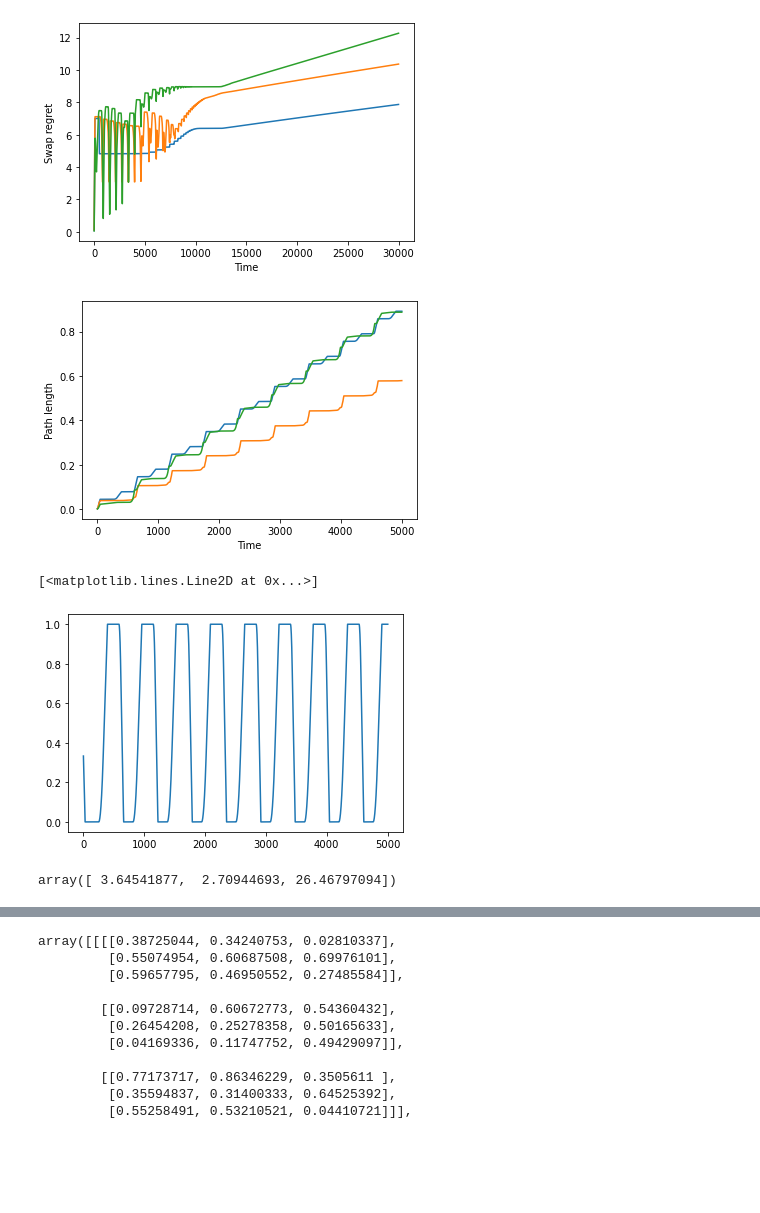
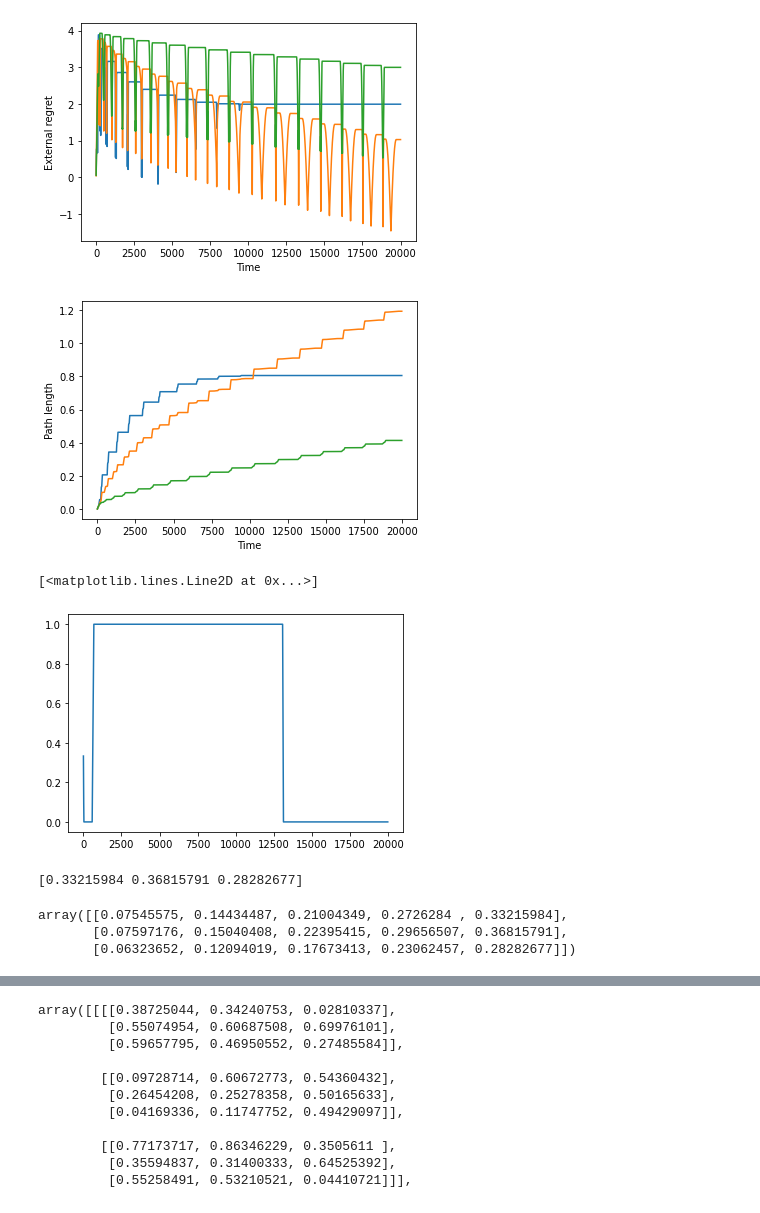
Before and after one commit to EtaoinWu/gamesim, a Jupyter notebook: experiment.ipynb, the cells around one changed output, grey strips where cells are left out. Drawn from its saved outputs; the diff is of its cells as text; code cells hidden in the pictures; blank space fills up the shorter version.

Commit message:
add: OFTRL w/ l2 regularizer

```diff
--- a/experiment.ipynb
+++ b/experiment.ipynb
@@ -8,15 +9,16 @@ from rules import *
 from sim import *
 # %%
 n = 3
-m = 3
+m = 5
 # mg = MultilinearGame(np.array([[[3,0],[5,1]],[[3,5],[0,1]]]))
-# mg = MultilinearGame(np.random.rand(*((n,) + (m,) * n)))
-# learner = ExtraGradient(lr=lambda t: t**(-0.5), proj=proj_sim)
+mg = MultilinearGame(np.random.rand(*((n,) + (m,) * n)))
 # learner = OptimisticGradient(lr=0.1, proj=proj_sim)
-learner = BlumMansour(OptimisticGradient(lr=0.1, proj=proj_sim))
+# learner = BlumMansour(OptimisticGradient(lr=0.1, proj=proj_sim))
 # learner = OFTRL(lr=0.1, proj=proj_sim, barrier=log_barrier, optimism=1)
+# learner = OFTRL(lr=0.1, proj=proj_sim, barrier=l2_regularizer, optimism=1)
 # learner = BlumMansour(OFTRL(lr=0.05, proj=proj_sim, barrier=log_barrier))
+learner = OFTRL_l2(lr=0.1,proj=proj_sim)
 # sim = GameSim(mg, learner, [None, "swap"])
-sim = GameSim(mg, learner, [None, "swap"])
+sim = GameSim(mg, learner, [None])
 # %%
 %%time
@@ -27,16 +29,16 @@ Wall time: 9.48 s
 # %%
 mode: Literal["swap"] | None
-mode = "swap"
+mode = None
 
 # regrets = np.maximum(sim.regret_recorders[mode](), 0)
 regrets = sim.regret_recorders[mode]()
 plt.plot([(i + 1) for i in range(regrets.shape[1])], regrets.transpose())
 # plt.xscale("log")
 plt.xlabel("Time")
 plt.ylabel("Swap regret" if mode == "swap" else "External regret")
 None
 # %% [output]
-[figure, old version]
+[figure, new version]
 # %%
 path_length = sim.path_length(order=1,power=2)
 plt.plot([(i + 1) for i in range(path_length.shape[0])], path_length)
@@ -45,14 +47,19 @@ plt.xlabel("Time")
 plt.ylabel("Path length")
 None
 # %% [output]
-[figure, old version]
+[figure, new version]
 # %%
 tmp = np.array([a[0] for a, _, _ in sim.trajectory])
 plt.plot(tmp[:,1])
 # %% [output]
 [<matplotlib.lines.Line2D at 0x...>]
-[figure, old version]
+[figure, new version]
-# %%
-sim.regret_recorders["swap"]()[:,-1]
-# %% [output]
-array([ 3.64541877,  2.70944693, 26.46797094])
+# %%
+sim.play(1)
+print(sim.regret())
+sim.regret_recorders[None]()
+# %% [output]
+[0.33215984 0.36815791 0.28282677]
+array([[0.07545575, 0.14434487, 0.21004349, 0.2726284 , 0.33215984],
+       [0.07597176, 0.15040408, 0.22395415, 0.29656507, 0.36815791],
+       [0.06323652, 0.12094019, 0.17673413, 0.23062457, 0.28282677]])
```
Also changed, not shown: parts of 5 cells of this notebook, 1 other file.
